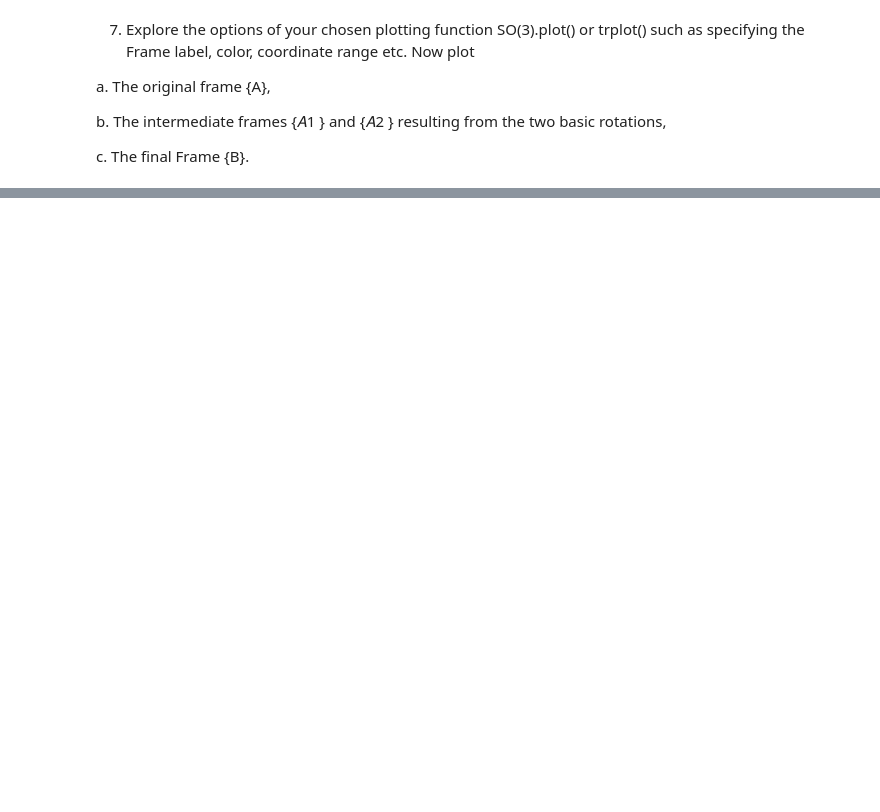
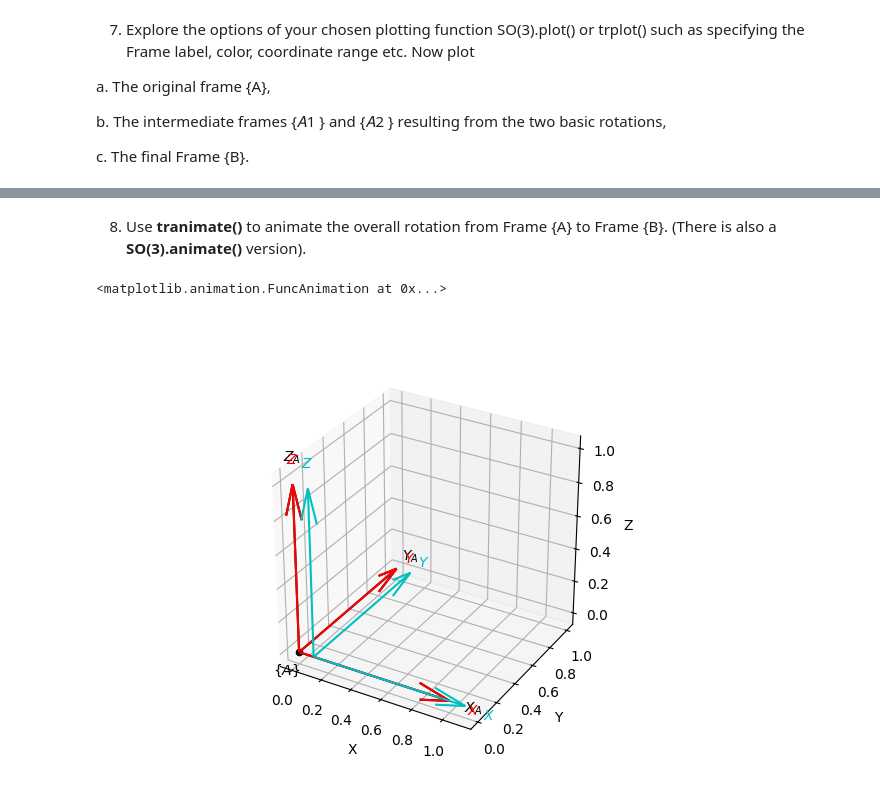
Before and after one commit to amnessa/intro_to_robotics, a Jupyter notebook: Guven-Cagdas-Homework1.ipynb, the cells around one changed output, grey strips where cells are left out. Drawn from its saved outputs; the diff is of its cells as text; code cells hidden in the pictures; blank space fills up the shorter version.

```diff
--- a/Guven-Cagdas-Homework1.ipynb
+++ b/Guven-Cagdas-Homework1.ipynb
@@ -251,0 +269,10 @@ c. The final Frame {B}.
+# %% [markdown]
+8. Use **tranimate()** to animate the overall rotation from Frame {A} to Frame {B}.
+(There is also a **SO(3).animate()** version).
+# %%
+plotvol3(new=True)
+trplot(A,color='black',frame='A')
+tranimate(Rot,anaglyph=True)
+# %% [output]
+<matplotlib.animation.FuncAnimation at 0x...>
+[figure, added]
```
Also changed, not shown: parts of 13 cells of this notebook.
